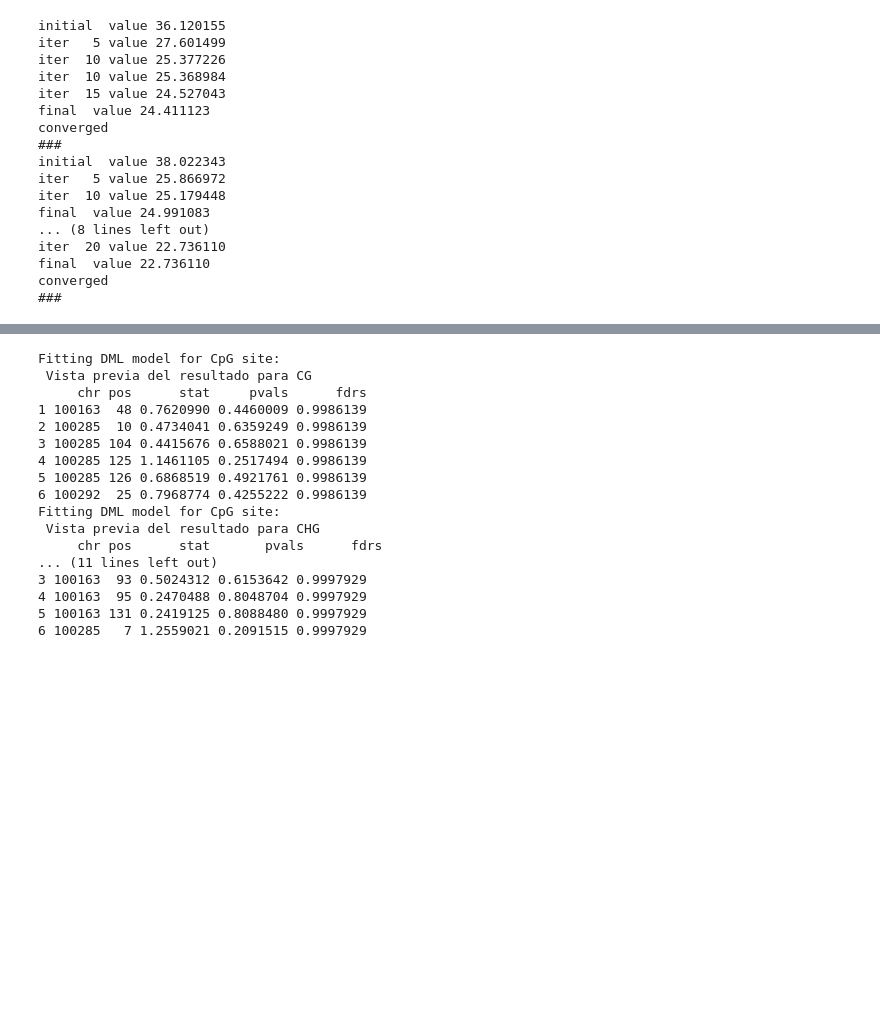
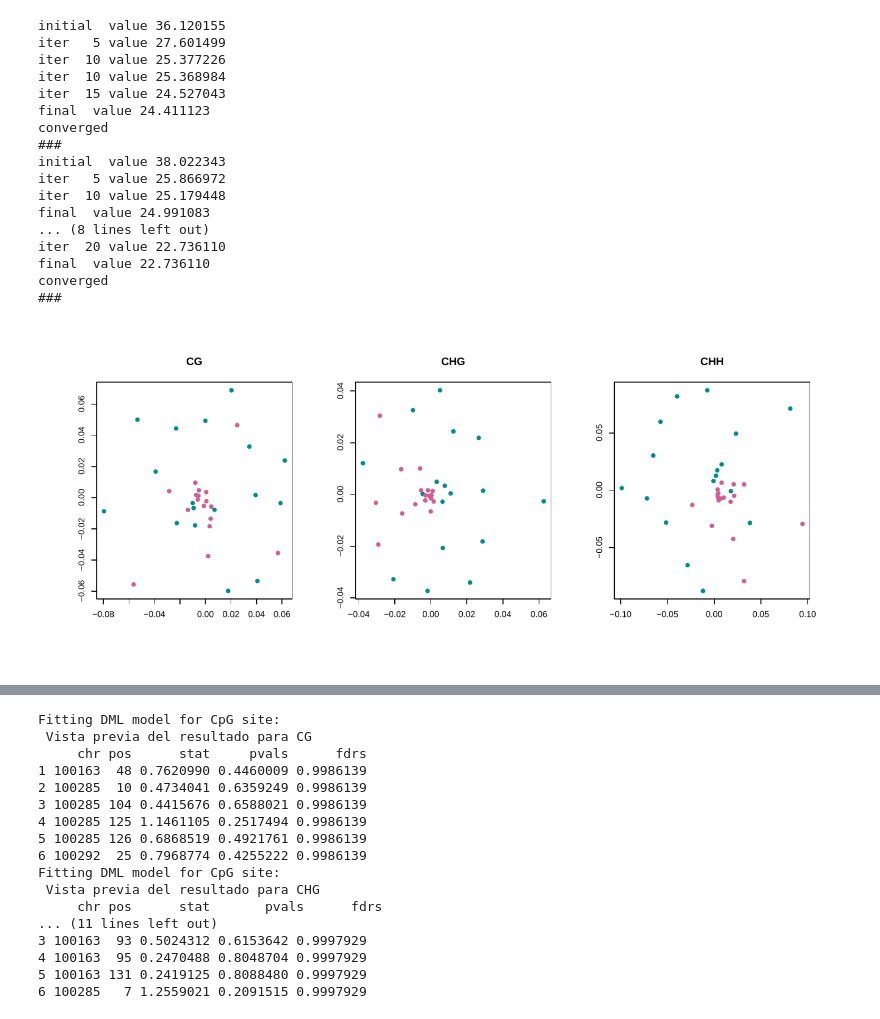
Before and after one commit to VeronicaNoe/EpiEvo, a Jupyter notebook: cuadernos/TP4_epiGBS.ipynb, the cells around one changed output, grey strips where cells are left out. Drawn from its saved outputs; the diff is of its cells as text; code cells hidden in the pictures; blank space fills up the shorter version.

```diff
--- a/cuadernos/TP4_epiGBS.ipynb
+++ b/cuadernos/TP4_epiGBS.ipynb
@@ -381,20 +387,22 @@ converged
 # %%
 #@title
 # python imports & install
 import matplotlib.pyplot as plt
 import matplotlib.image as mpimg
 !apt-get install poppler-utils > /dev/null
 # pdf -> png
 !pdftoppm /content/plots/isoMDS.pdf isoMDS -png
 
-figs, axs = plt.subplots(dpi=1200, figsize=(4,4))
+figs, axs = plt.subplots(dpi=300, figsize=(6,4))
 
 after_img  = mpimg.imread('isoMDS-1.png')
 
-axs[].imshow(after_img)
-axs[].axis('off')
+axs.imshow(after_img)
+axs.axis('off')
 
 plt.show()
+# %% [output]
+[figure, added]
 # %% [markdown]
 <a name="step-2.5"></a>
 ## Citosinas diferencialmente metiladas
```
Also changed, not shown: parts of 7 cells of this notebook.
